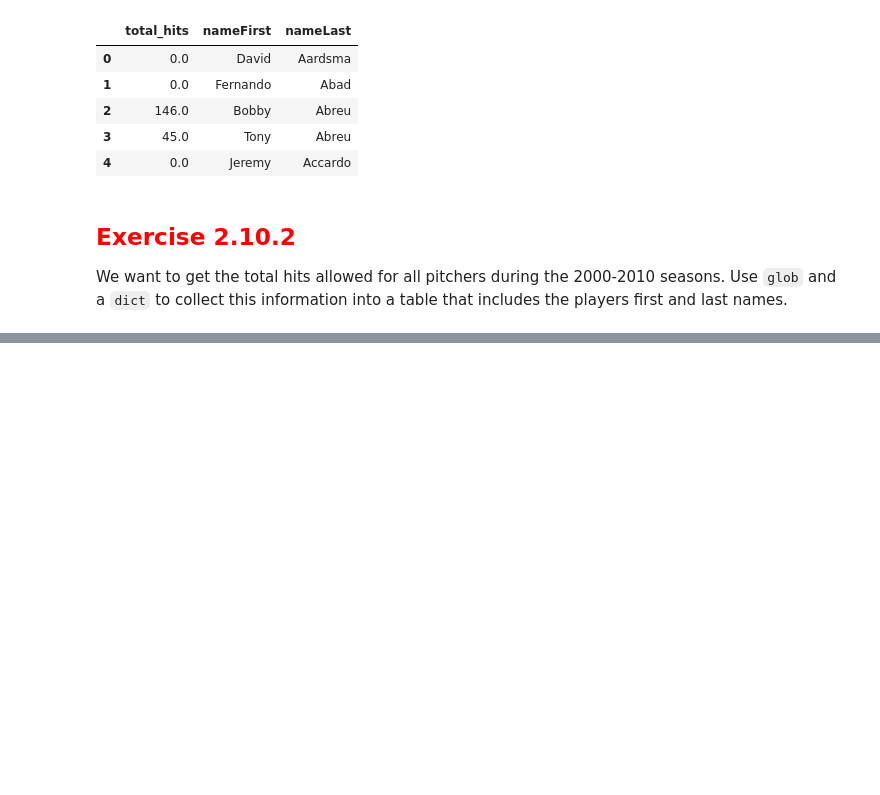
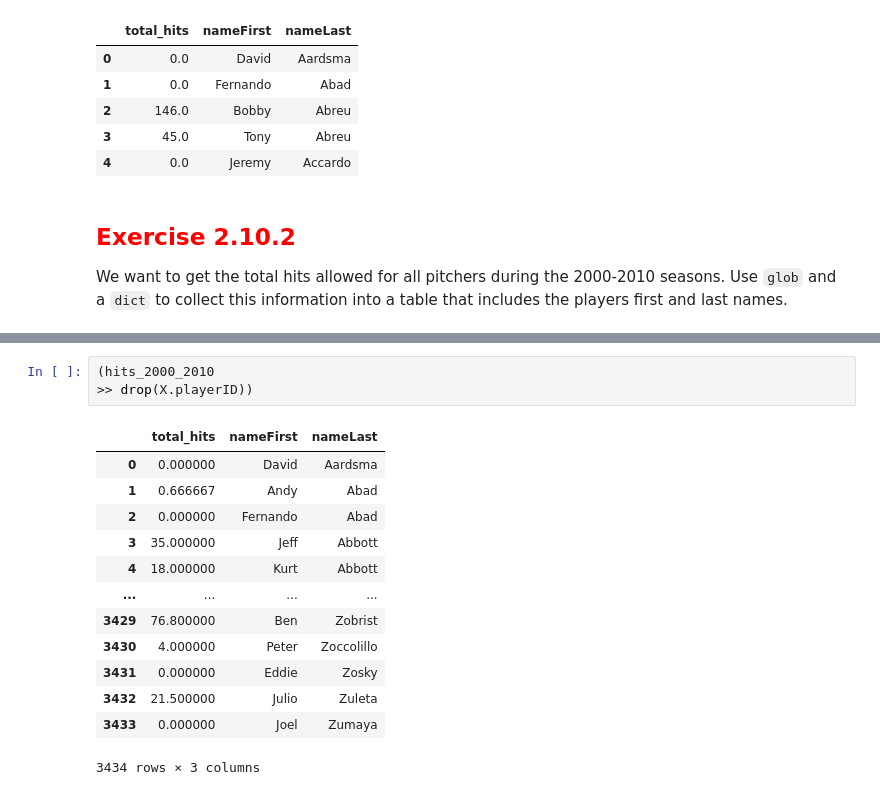
Before and after one commit to dreols01/module2_intro_to_pandas, a Jupyter notebook: 2__10_combining_tables_with_set_like_operations_w_dfply_V2.ipynb, the cells around one changed output, grey strips where cells are left out. Drawn from its saved outputs; the diff is of its cells as text; blank space fills up the shorter version.

```diff
--- a/2__10_combining_tables_with_set_like_operations_w_dfply_V2.ipynb
+++ b/2__10_combining_tables_with_set_like_operations_w_dfply_V2.ipynb
@@ -473,0 +671,17 @@ We want to get the total hits allowed for all pitchers during the 2000-2010 seas
+# %%
+(hits_2000_2010
+>> drop(X.playerID))
+# %% [output]
+|  | total_hits | nameFirst | nameLast |
+| 0 | 0.000000 | David | Aardsma |
+| 1 | 0.666667 | Andy | Abad |
+| 2 | 0.000000 | Fernando | Abad |
+| 3 | 35.000000 | Jeff | Abbott |
+| 4 | 18.000000 | Kurt | Abbott |
+| ... | ... | ... | ... |
+| 3429 | 76.800000 | Ben | Zobrist |
+| 3430 | 4.000000 | Peter | Zoccolillo |
+| 3431 | 0.000000 | Eddie | Zosky |
+| 3432 | 21.500000 | Julio | Zuleta |
+| 3433 | 0.000000 | Joel | Zumaya |
+3434 rows × 3 columns
```
Also changed, not shown: parts of 18 cells of this notebook.
